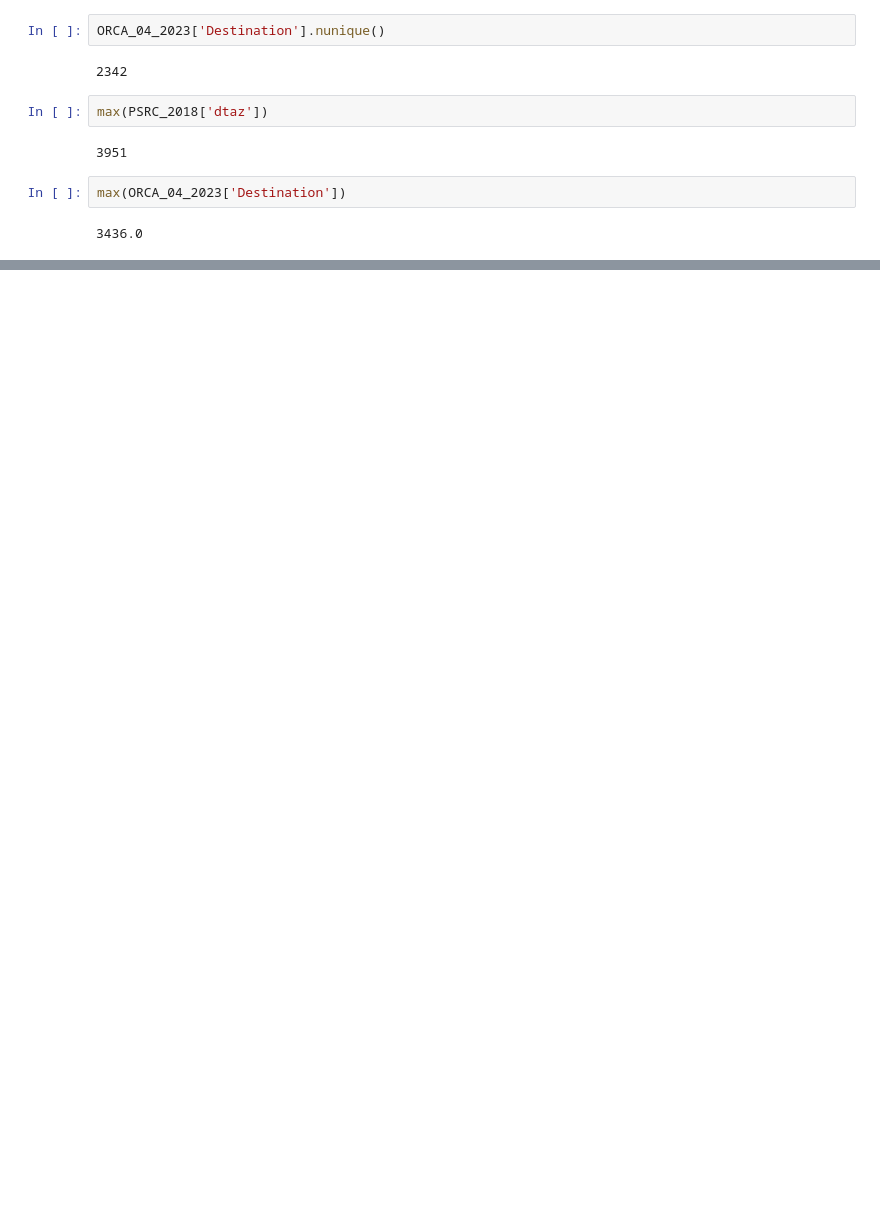
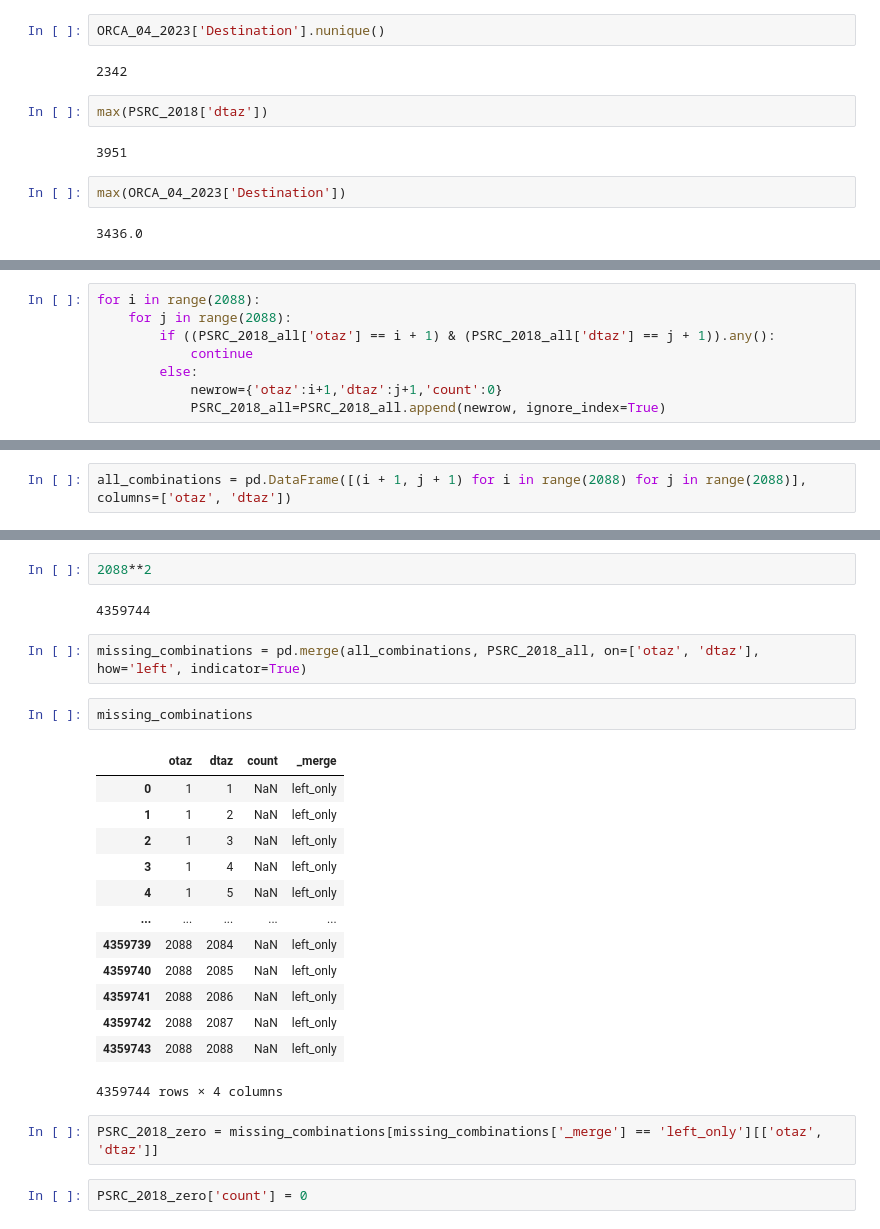
Before and after one commit to arsalanesmaili/kcm_ridership, a Jupyter notebook: Comparison (ORCA vs PSRC).ipynb, the cells around one changed output, grey strips where cells are left out. Saved outputs shown, nothing was run; the diff lists cells and outputs as text; blank space fills up the shorter version.

```diff
--- a/Comparison (ORCA vs PSRC).ipynb
+++ b/Comparison (ORCA vs PSRC).ipynb
@@ -55,0 +172,8 @@ max(ORCA_04_2023['Destination'])
+# %%
+for i in range(2088):
+    for j in range(2088):
+        if ((PSRC_2018_all['otaz'] == i + 1) & (PSRC_2018_all['dtaz'] == j + 1)).any():
+            continue
+        else:
+            newrow={'otaz':i+1,'dtaz':j+1,'count':0}
+            PSRC_2018_all=PSRC_2018_all.append(newrow, ignore_index=True)
@@ -55,0 +182,2 @@ max(ORCA_04_2023['Destination'])
+# %%
+all_combinations = pd.DataFrame([(i + 1, j + 1) for i in range(2088) for j in range(2088)], columns=['otaz', 'dtaz'])
@@ -55,0 +200,26 @@ max(ORCA_04_2023['Destination'])
+# %%
+2088**2
+# %% [output]
+4359744
+# %%
+missing_combinations = pd.merge(all_combinations, PSRC_2018_all, on=['otaz', 'dtaz'], how='left', indicator=True)
+# %%
+missing_combinations
+# %% [output]
+|  | otaz | dtaz | count | _merge |
+| 0 | 1 | 1 | NaN | left_only |
+| 1 | 1 | 2 | NaN | left_only |
+| 2 | 1 | 3 | NaN | left_only |
+| 3 | 1 | 4 | NaN | left_only |
+| 4 | 1 | 5 | NaN | left_only |
+| ... | ... | ... | ... | ... |
+| 4359739 | 2088 | 2084 | NaN | left_only |
+| 4359740 | 2088 | 2085 | NaN | left_only |
+| 4359741 | 2088 | 2086 | NaN | left_only |
+| 4359742 | 2088 | 2087 | NaN | left_only |
+| 4359743 | 2088 | 2088 | NaN | left_only |
+4359744 rows × 4 columns
+# %%
+PSRC_2018_zero = missing_combinations[missing_combinations['_merge'] == 'left_only'][['otaz', 'dtaz']]
+# %%
+PSRC_2018_zero['count'] = 0
```
Also changed, not shown: parts of 41 cells of this notebook.
